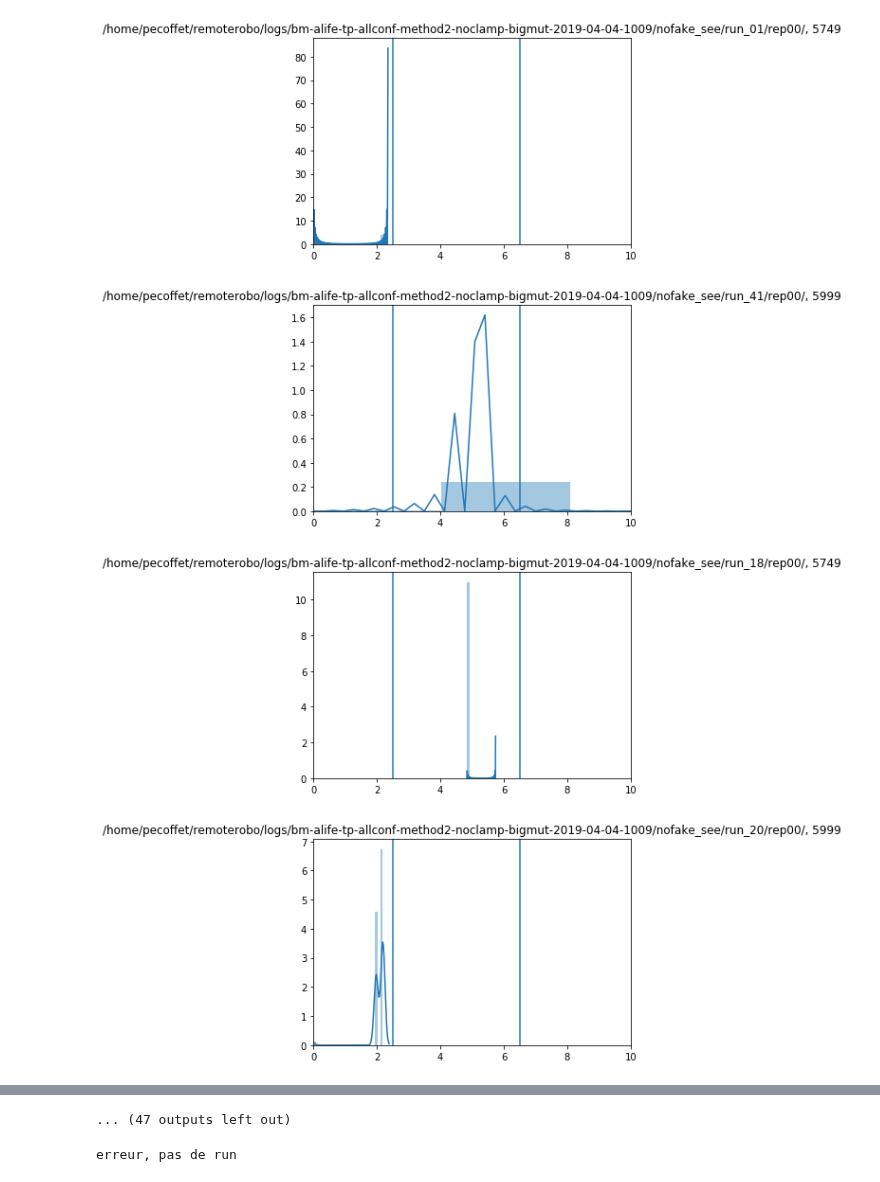
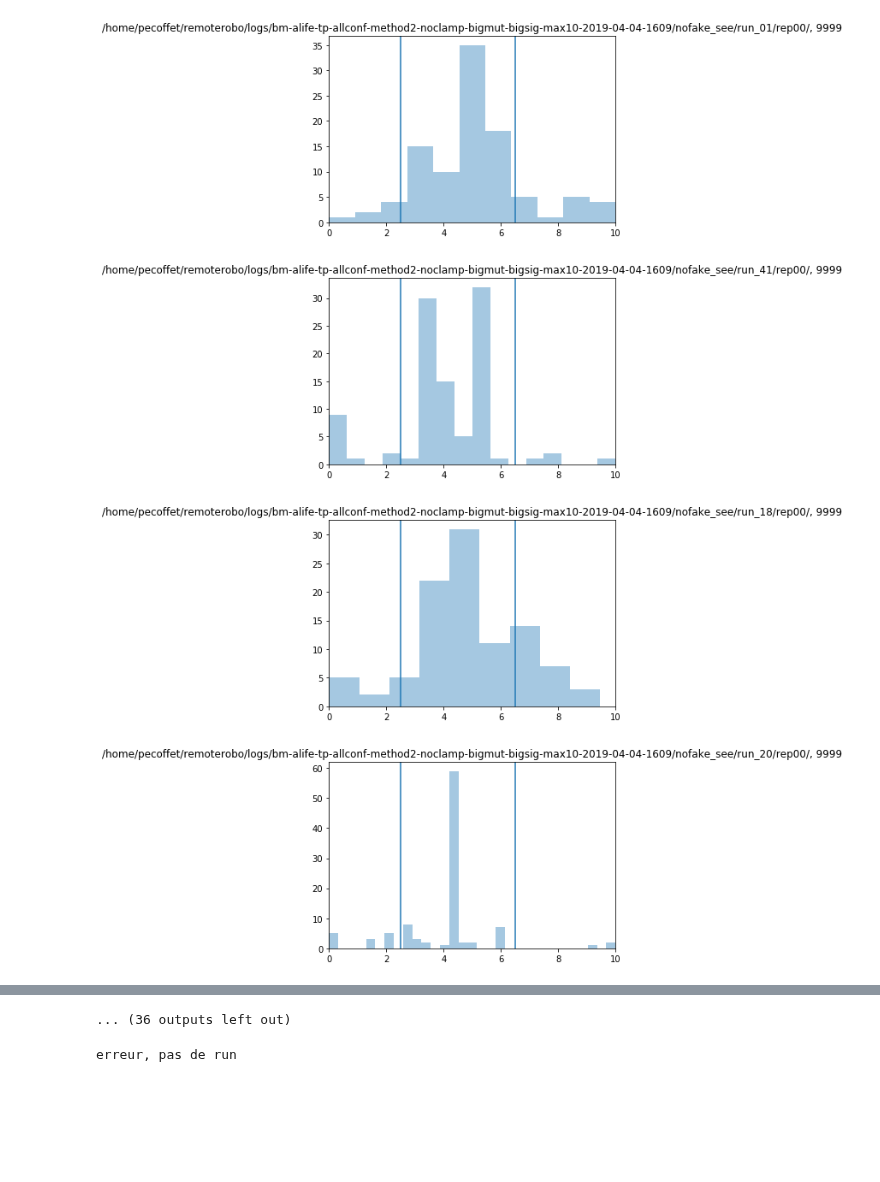
Before and after one commit to PaulEcoffet/roborobo3, a Jupyter notebook: roborobo3/notebooks/genome_from_dist.ipynb, the cells around one changed output, grey strips where cells are left out. Cells and saved outputs as stored; diff of their text form; code cells hidden in the pictures; blank space fills up the shorter version.

```diff
--- a/roborobo3/notebooks/genome_from_dist.ipynb
+++ b/roborobo3/notebooks/genome_from_dist.ipynb
@@ -8,19 +8,19 @@ import pandas as pd
 import matplotlib.pyplot as plt
 from PIL import Image
 # %%
-val = '/home/pecoffet/remoterobo/logs/bm-alife-tp-allconf-method2-noclamp-bigmut-2019-04-04-*/*/*/rep00/'
+val = '/home/pecoffet/remoterobo/logs/bm-alife-tp-allconf-method2-noclamp-bigmut-bigsig-max10-2019-04-04-1609/*/*/rep00/'
 vals = glob.glob(val, recursive=True)
 for gen, name, generation in zip(loader.getgenomes(vals), vals, loader.getlastgen(vals)):
     fig = plt.figure()
-    sns.distplot(gen)
+    sns.distplot(gen, kde=False)
     plt.xlim(0, 10)
     plt.axvline(2.5)
     plt.axvline(6.5)
     plt.title(name + ', ' + str(generation))
     plt.show(fig)
     plt.close(fig)
 # %% [output]
-[figure, old version]
+[figure, new version]
-[figure, old version]
+[figure, new version]
-[figure, old version]
+[figure, new version]
-[figure, old version]
+[figure, new version]
@@ -35,4 +35,4 @@ for gen, name, generation in zip(loader.getgenomes(vals), vals, loader.getlastge
-... (47 outputs left out)
+... (36 outputs left out)
 # %%
 for fit in loader.getfitness([val]):
     sns.lineplot(x='gen', y='fitness', data=fit, ci=None)
```
Also changed, not shown: parts of 1 cell of this notebook, 4 other files.
